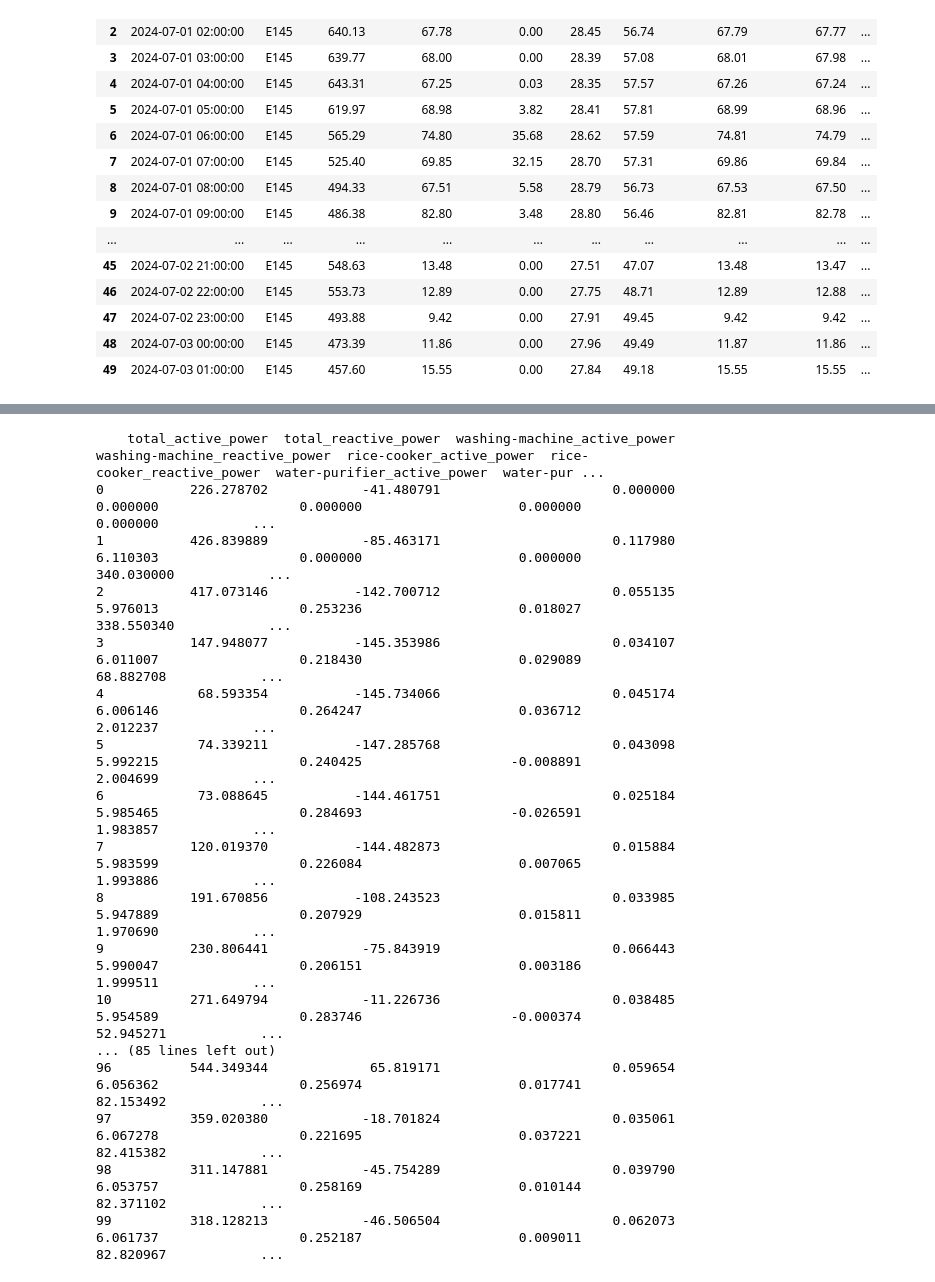
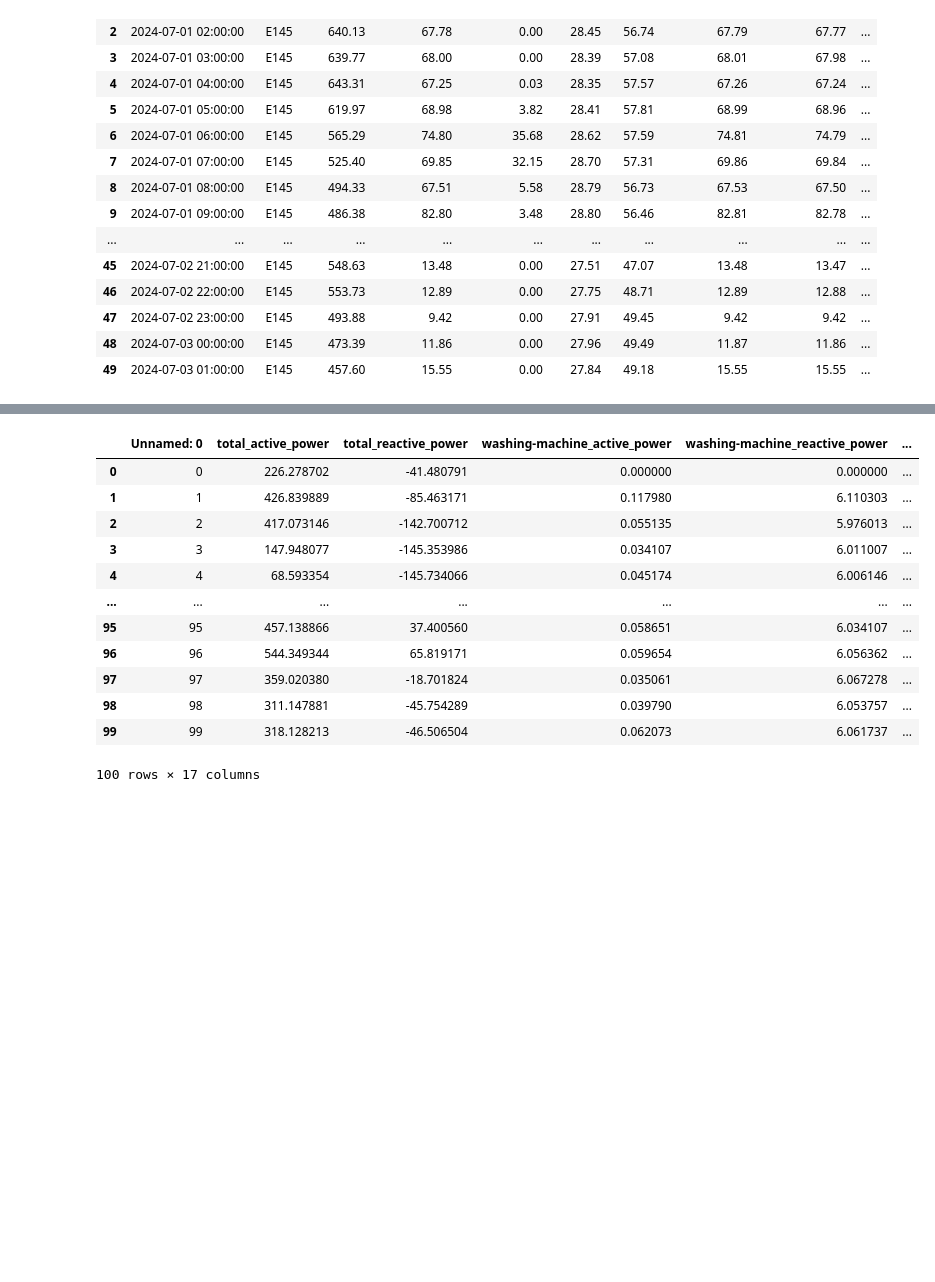
Before and after one commit to Kperis/Thesis_NILM, a Jupyter notebook: preprocessingKoreanData.ipynb, the cells around one changed output, grey strips where cells are left out. Cells and saved outputs as stored; diff of their text form; code cells hidden in the pictures; blank space fills up the shorter version.

Commit message:
korean data aggregated per house

```diff
--- a/preprocessingKoreanData.ipynb
+++ b/preprocessingKoreanData.ipynb
@@ -231,21 +131,17 @@ merged_df.to_csv("datasets/korean_processed/merged_daily_data.csv", index=False)
 # %%
-test_df = pd.read_csv("datasets/korean_processed/merged_daily_data.csv")
-print(test_df.head(100).to_string())
+test_df = pd.read_csv("datasets/korean_processed/enertalk-dataset-00.csv")
+test_df.head(100)
 # %% [output]
+|  | Unnamed: 0 | total_active_power | total_reactive_power | washing-machine_active_power | washing-machine_reactive_power | ... |
+| 0 | 0 | 226.278702 | -41.480791 | 0.000000 | 0.000000 | ... |
+| 1 | 1 | 426.839889 | -85.463171 | 0.117980 | 6.110303 | ... |
+| 2 | 2 | 417.073146 | -142.700712 | 0.055135 | 5.976013 | ... |
+| 3 | 3 | 147.948077 | -145.353986 | 0.034107 | 6.011007 | ... |
+| 4 | 4 | 68.593354 | -145.734066 | 0.045174 | 6.006146 | ... |
+| ... | ... | ... | ... | ... | ... | ... |
+| 95 | 95 | 457.138866 | 37.400560 | 0.058651 | 6.034107 | ... |
+| 96 | 96 | 544.349344 | 65.819171 | 0.059654 | 6.056362 | ... |
+| 97 | 97 | 359.020380 | -18.701824 | 0.035061 | 6.067278 | ... |
+| 98 | 98 | 311.147881 | -45.754289 | 0.039790 | 6.053757 | ... |
+| 99 | 99 | 318.128213 | -46.506504 | 0.062073 | 6.061737 | ... |
-    total_active_power  total_reactive_power  washing-machine_active_power  washing-machine_reactive_power  rice-cooker_active_power  rice-cooker_reactive_power  water-purifier_active_power  water-pur ...
-0           226.278702            -41.480791                      0.000000                        0.000000                  0.000000                    0.000000                     0.000000            ...
-1           426.839889            -85.463171                      0.117980                        6.110303                  0.000000                    0.000000                   340.030000            ...
-2           417.073146           -142.700712                      0.055135                        5.976013                  0.253236                    0.018027                   338.550340            ...
-3           147.948077           -145.353986                      0.034107                        6.011007                  0.218430                    0.029089                    68.882708            ...
-4            68.593354           -145.734066                      0.045174                        6.006146                  0.264247                    0.036712                     2.012237            ...
-5            74.339211           -147.285768                      0.043098                        5.992215                  0.240425                   -0.008891                     2.004699            ...
-6            73.088645           -144.461751                      0.025184                        5.985465                  0.284693                   -0.026591                     1.983857            ...
-7           120.019370           -144.482873                      0.015884                        5.983599                  0.226084                    0.007065                     1.993886            ...
-8           191.670856           -108.243523                      0.033985                        5.947889                  0.207929                    0.015811                     1.970690            ...
-9           230.806441            -75.843919                      0.066443                        5.990047                  0.206151                    0.003186                     1.999511            ...
-10          271.649794            -11.226736                      0.038485                        5.954589                  0.283746                   -0.000374                    52.945271            ...
-... (85 lines left out)
-96          544.349344             65.819171                      0.059654                        6.056362                  0.256974                    0.017741                    82.153492            ...
-97          359.020380            -18.701824                      0.035061                        6.067278                  0.221695                    0.037221                    82.415382            ...
-98          311.147881            -45.754289                      0.039790                        6.053757                  0.258169                    0.010144                    82.371102            ...
-99          318.128213            -46.506504                      0.062073                        6.061737                  0.252187                    0.009011                    82.820967            ...
+100 rows × 17 columns
```
Also changed, not shown: parts of 6 cells of this notebook, 6 other files.
